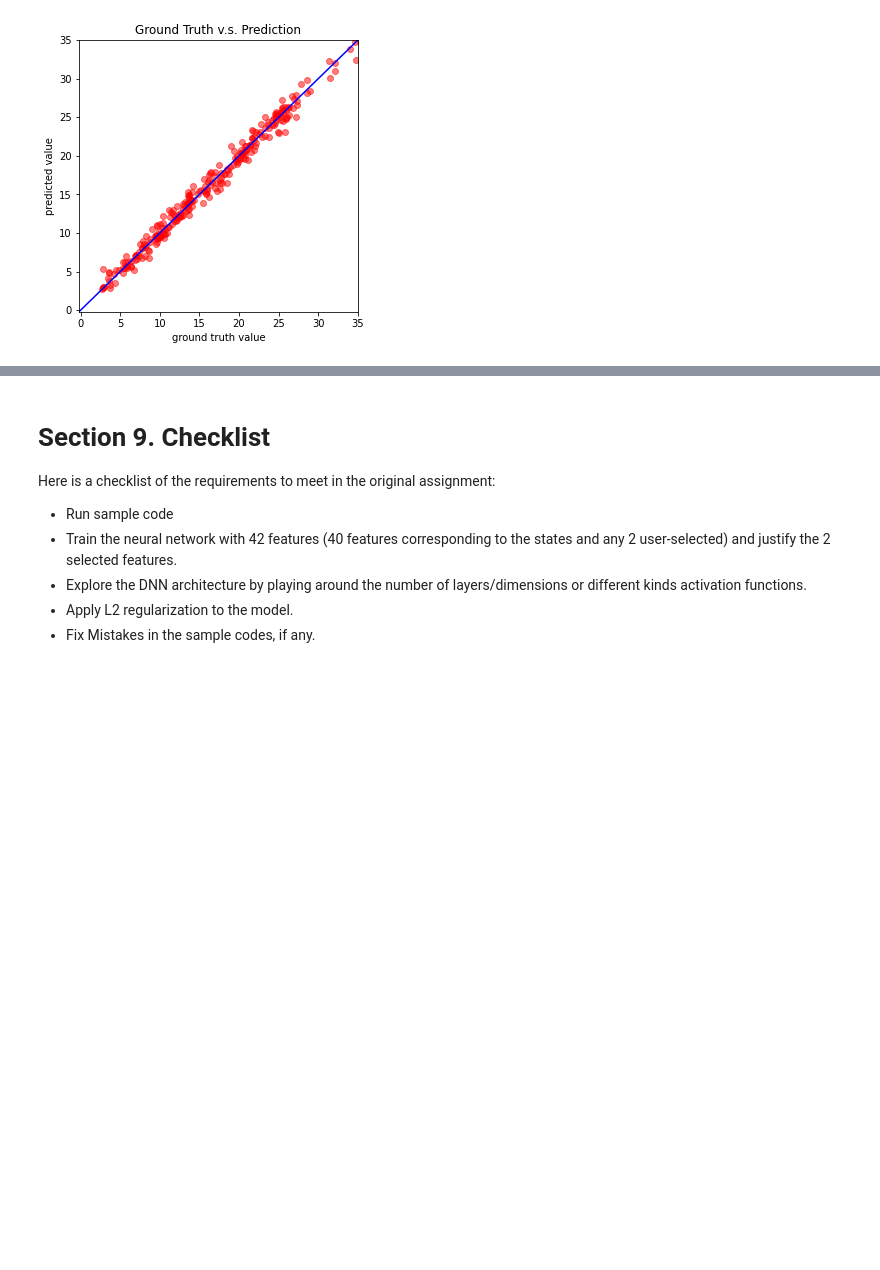
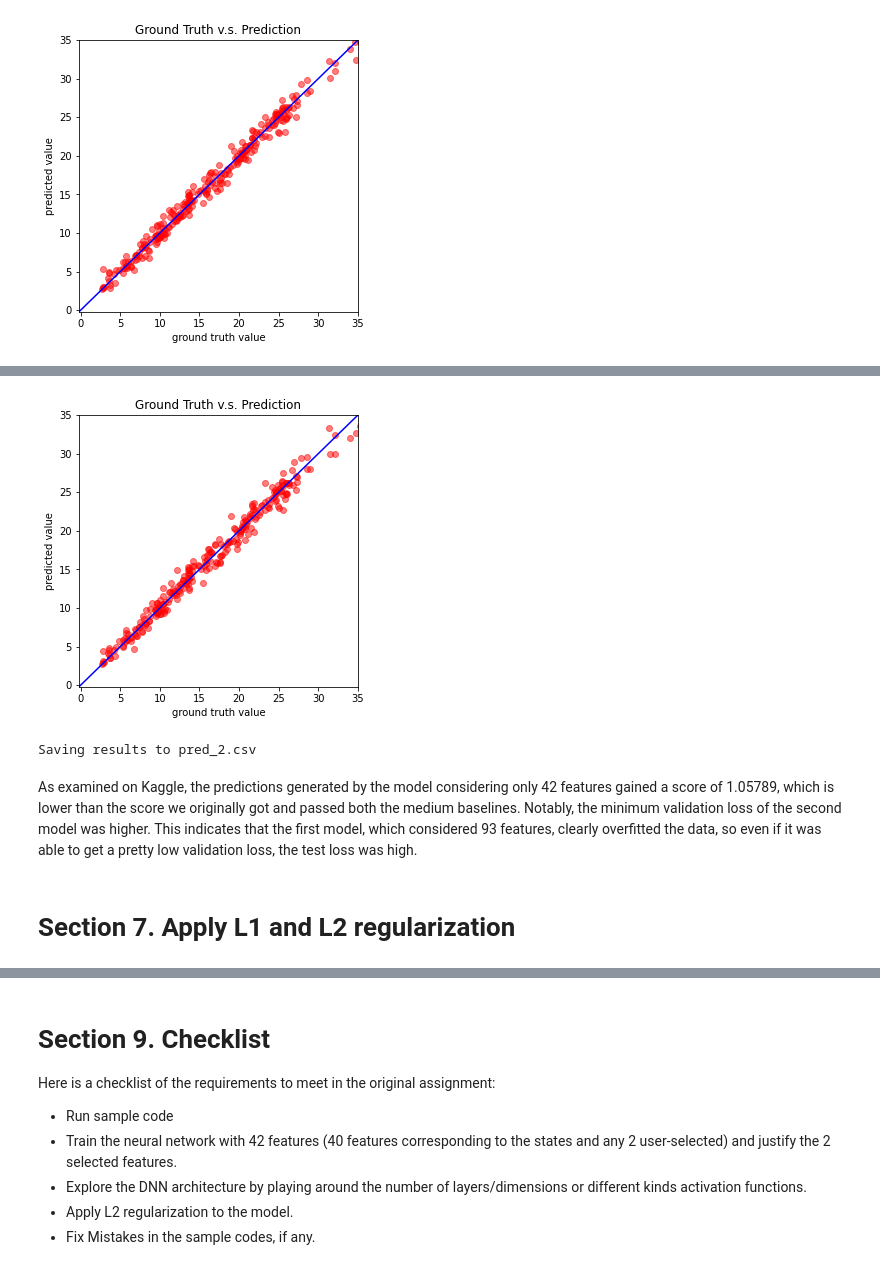
Before and after one commit to wehs7661/deep_learning_projects, a Jupyter notebook: covid_regression/DNN_test_positive/covid_regression_test_positive.ipynb, the cells around one changed output, grey strips where cells are left out. Cells and saved outputs as stored; diff of their text form; code cells hidden in the pictures; blank space fills up the shorter version.

```diff
--- a/covid_regression/DNN_test_positive/covid_regression_test_positive.ipynb
+++ b/covid_regression/DNN_test_positive/covid_regression_test_positive.ipynb
@@ -428,0 +500,19 @@ Saving results to pred.csv
+# %%
+del model
+model = NeuralNet(tr_set.dataset.dim).to(device)
+ckpt = torch.load(config['save_path'], map_location='cpu')  # Load your best model
+model.load_state_dict(ckpt)
+plot_pred(dv_set, model, device)  # Show prediction on the validation set
+# %% [output]
+[figure, added]
+# %%
+preds = test(tt_set, model, device)    # predict COVID-19 cases with your model
+save_pred(preds, 'pred_2.csv')         # save prediction file to pred_2.csv
+
+model = NeuralNet(tr_set.dataset.dim).to(device)  # Construct model and move to device
+# %% [output]
+Saving results to pred_2.csv
+# %% [markdown]
+As examined on Kaggle, the predictions generated by the model considering only 42 features gained a score of 1.05789, which is lower than the score we originally got and passed both the medium baselines. Notably, the minimum validation loss of the second model was higher. This indicates that the first model, which considered 93 features, clearly overfitted the data, so even if it was able to get a pretty low validation loss, the test loss was high.
+# %% [markdown]
+# **Section 7. Apply L1 and L2 regularization**
```
Also changed, not shown: parts of 52 cells of this notebook.
